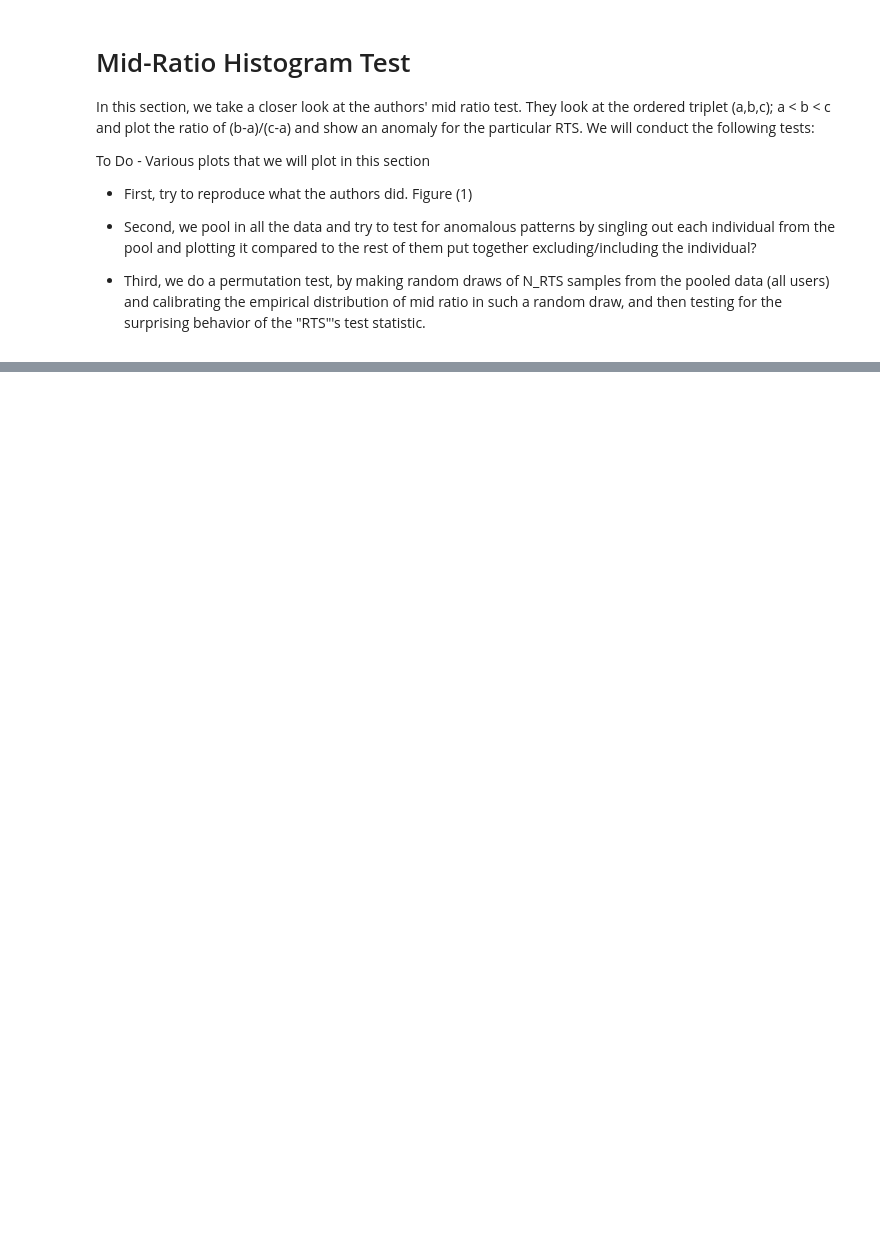
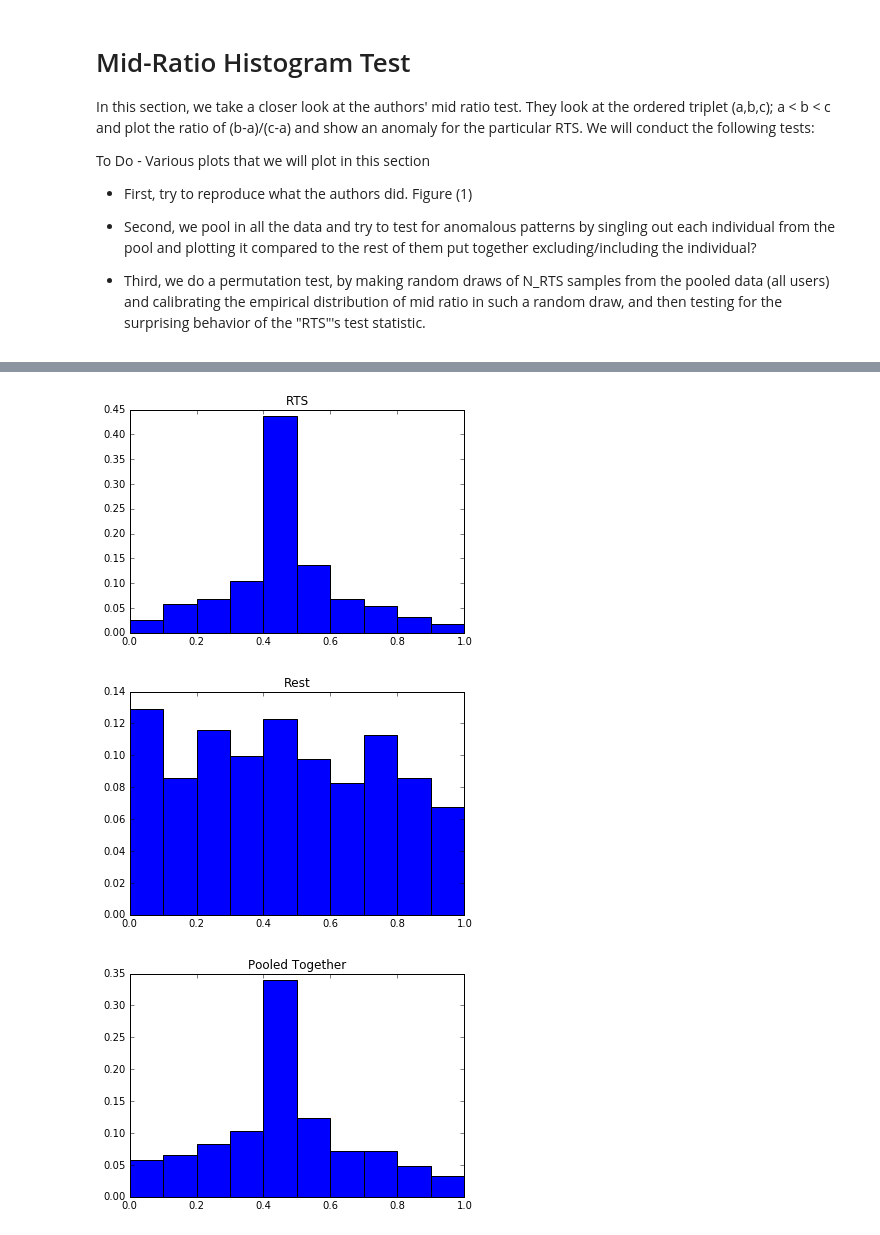
Before and after one commit to ianno/science_review, a Jupyter notebook: Raaz - Mid Ratio.ipynb, the cells around one changed output, grey strips where cells are left out. Saved outputs shown, nothing was run; the diff lists cells and outputs as text; code cells hidden in the pictures; blank space fills up the shorter version.

```diff
--- a/Raaz - Mid Ratio.ipynb
+++ b/Raaz - Mid Ratio.ipynb
@@ -71,0 +113,15 @@ plt.bar(x, v, width=0.1)
+# %%
+# plt.subplot(2,2,1)
+hist_ratio = calculate_my_histogram(ratio_rts)
+plot_my_histogram(hist_ratio, 'RTS', show=True)
+# plt.subplot(2,2,2)
+hist_rest =  calculate_my_histogram(ratio_rest)
+plot_my_histogram(hist_rest, 'Rest', show=True)
+# plt.subplot(2,2,3)
+hist_pool = calculate_my_histogram(ratio_pool)
+plot_my_histogram(hist_pool, 'Pooled Together', show=True)
+plt.show()
+# %% [output]
+[figure, added]
+[figure, added]
+[figure, added]
```
Also changed, not shown: parts of 14 cells of this notebook.
